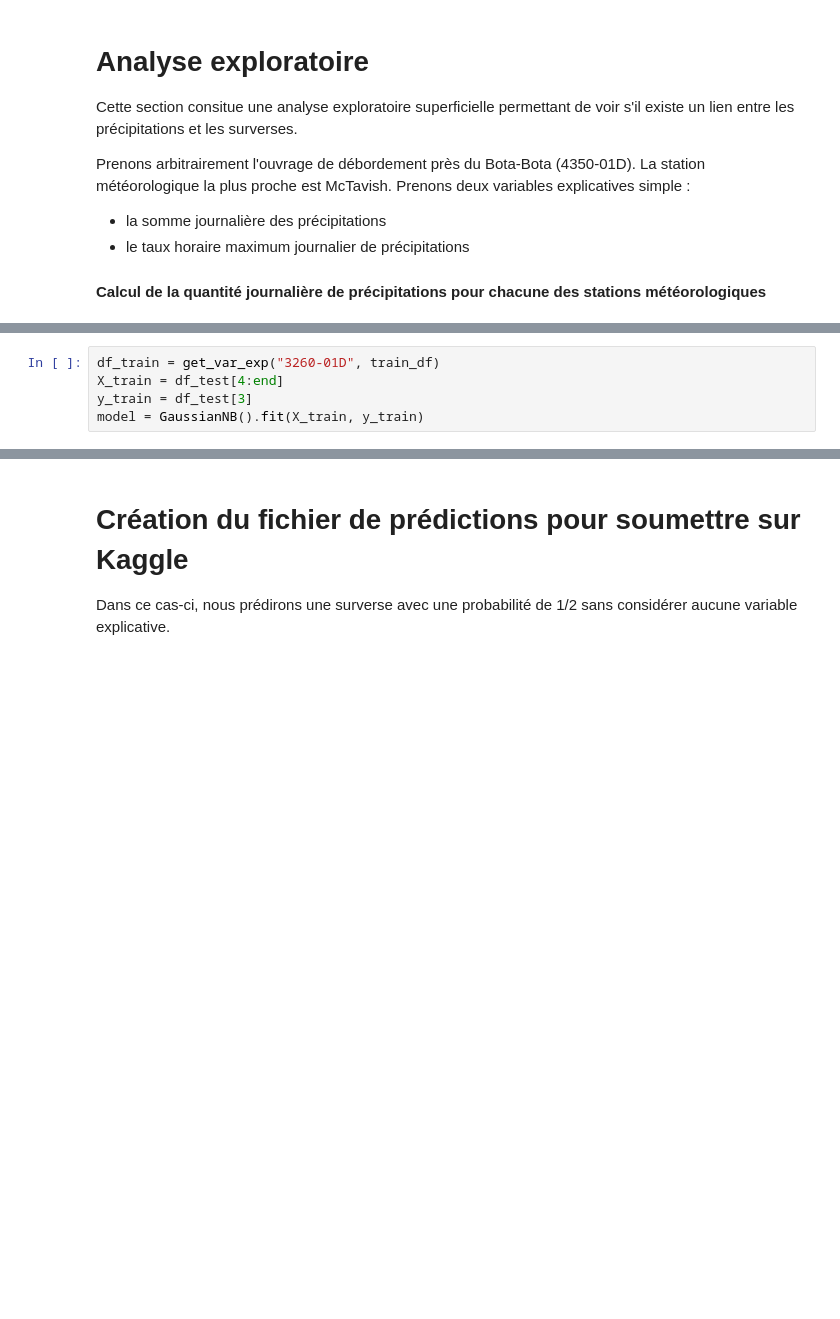
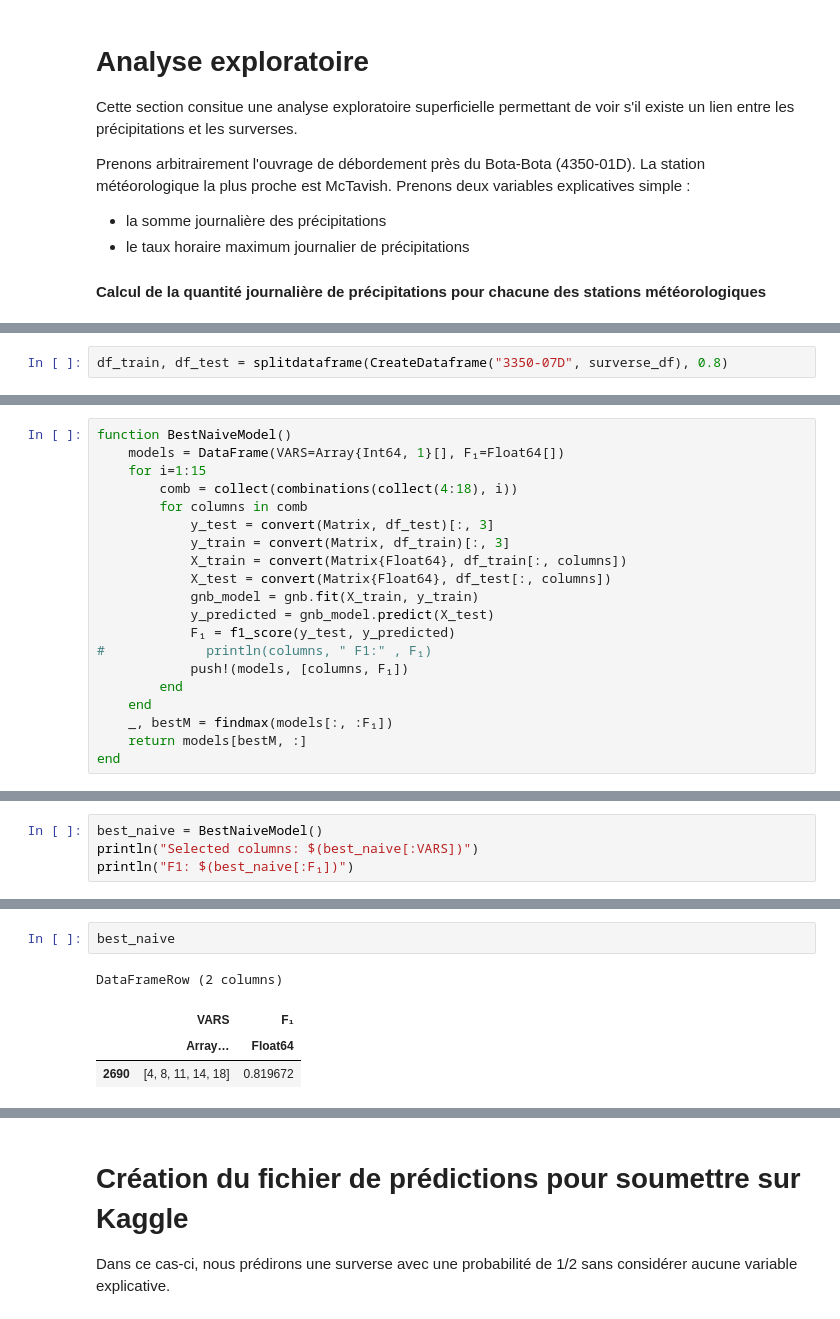
Before and after one commit to gafaua/projetMTH3302, a Jupyter notebook: ProjetA19-Bayes.ipynb, the cells around one changed output, grey strips where cells are left out. Cells and saved outputs as stored; diff of their text form; blank space fills up the shorter version.

Commit message:
naive bayes fonctionnel. Manque de trouver le meilleur model

```diff
--- a/ProjetA19-Bayes.ipynb
+++ b/ProjetA19-Bayes.ipynb
@@ -537,5 +473,0 @@ get_var_exp (generic function with 1 method)
-# %%
-df_train = get_var_exp("3260-01D", train_df)
-X_train = df_test[4:end]
-y_train = df_test[3]
-model = GaussianNB().fit(X_train, y_train)
@@ -552,0 +483,2 @@ ValueError('Expected 2D array, got scalar array instead:\narray=<PyCall.jlwrap 7
+# %%
+df_train, df_test = splitdataframe(CreateDataframe("3350-07D", surverse_df), 0.8)
@@ -552,0 +503,20 @@ ValueError('Expected 2D array, got scalar array instead:\narray=<PyCall.jlwrap 7
+# %%
+function BestNaiveModel()
+    models = DataFrame(VARS=Array{Int64, 1}[], F₁=Float64[])
+    for i=1:15
+        comb = collect(combinations(collect(4:18), i))
+        for columns in comb
+            y_test = convert(Matrix, df_test)[:, 3]
+            y_train = convert(Matrix, df_train)[:, 3]
+            X_train = convert(Matrix{Float64}, df_train[:, columns])
+            X_test = convert(Matrix{Float64}, df_test[:, columns])
+            gnb_model = gnb.fit(X_train, y_train)
+            y_predicted = gnb_model.predict(X_test)
+            F₁ = f1_score(y_test, y_predicted)
+#             println(columns, " F1:" , F₁)
+            push!(models, [columns, F₁])
+        end
+    end
+    _, bestM = findmax(models[:, :F₁])
+    return models[bestM, :]
+end
@@ -552,0 +525,4 @@ ValueError('Expected 2D array, got scalar array instead:\narray=<PyCall.jlwrap 7
+# %%
+best_naive = BestNaiveModel()
+println("Selected columns: $(best_naive[:VARS])")
+println("F1: $(best_naive[:F₁])")
@@ -552,0 +547,7 @@ ValueError('Expected 2D array, got scalar array instead:\narray=<PyCall.jlwrap 7
+# %%
+best_naive
+# %% [output]
+DataFrameRow (2 columns)
+|  | VARS | F₁ |
+|  | Array… | Float64 |
+| 2690 | [4, 8, 11, 14, 18] | 0.819672 |
```
Also changed, not shown: parts of 31 cells of this notebook.
